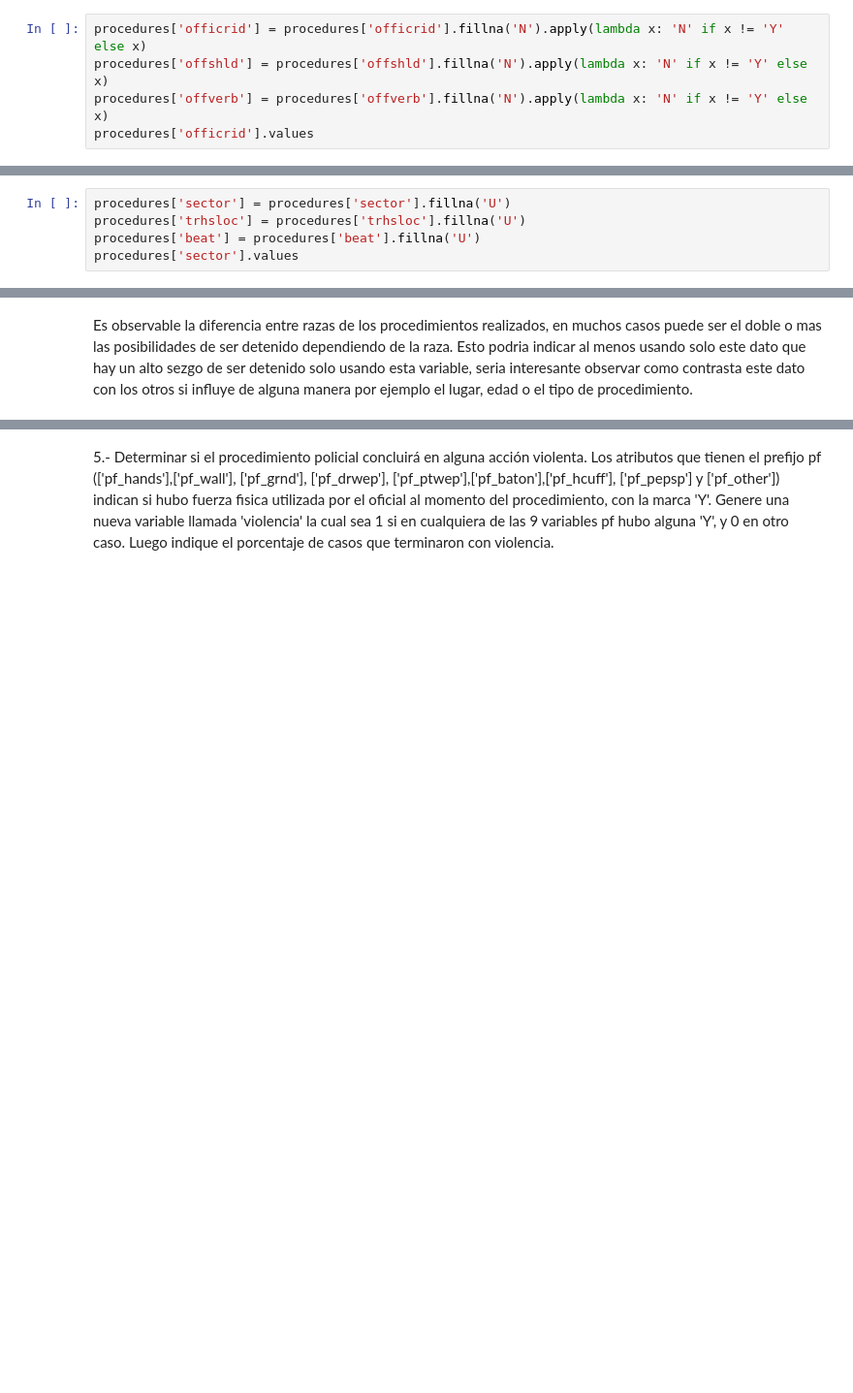
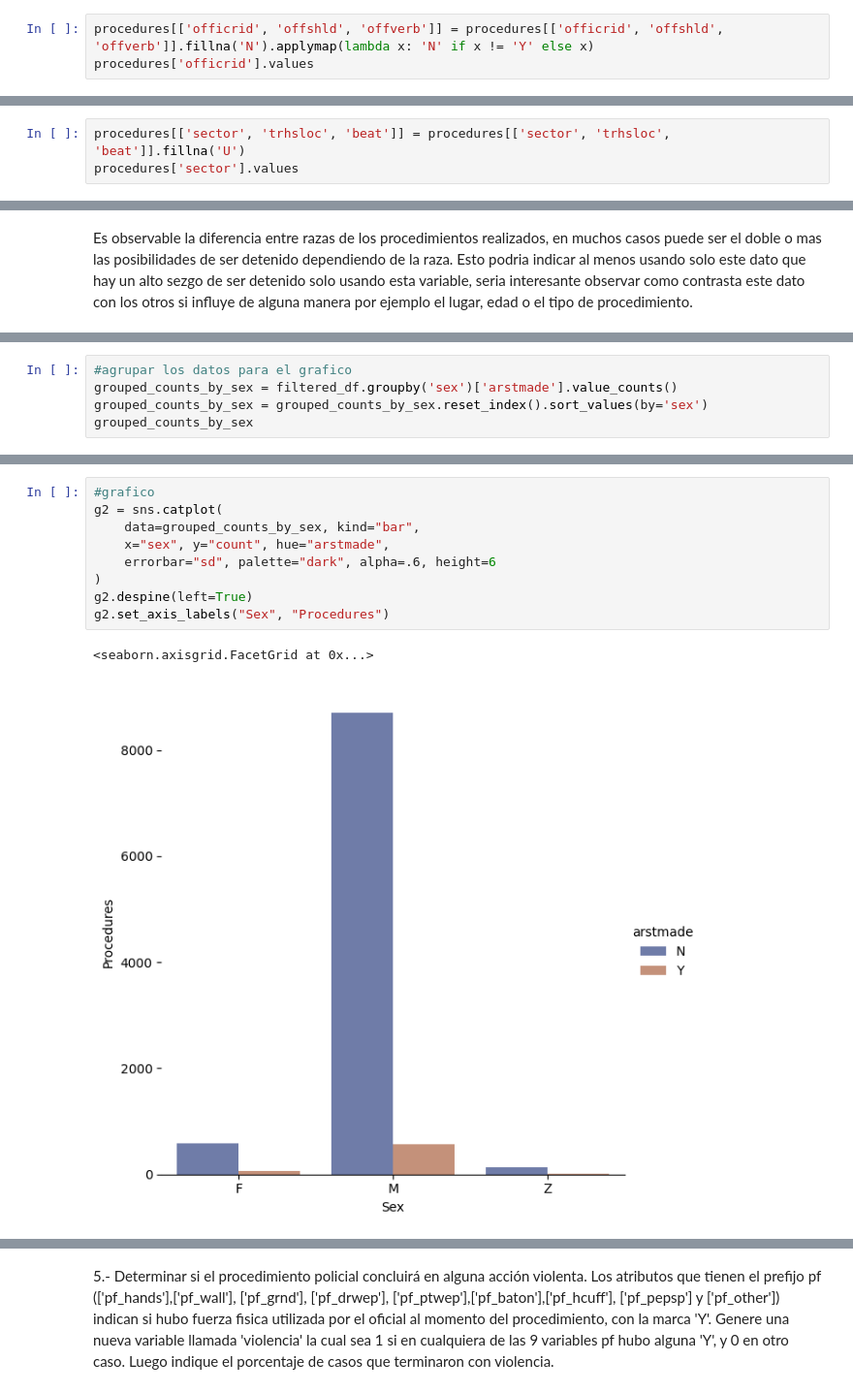
Before and after one commit to saert3311/ciencia-datos-aspasia, a Jupyter notebook: M5/ejercicio_final.ipynb, the cells around one changed output, grey strips where cells are left out. Shown: that part at 97% size. Drawn from its saved outputs; the diff is of its cells as text; blank space fills up the shorter version.

```diff
--- a/M5/ejercicio_final.ipynb
+++ b/M5/ejercicio_final.ipynb
@@ -104,7 +108,5 @@ array(['B', 'A', 'Q', ..., 'W', 'Q', 'B'], dtype=object)
 # %%
-procedures['officrid'] = procedures['officrid'].fillna('N').apply(lambda x: 'N' if x != 'Y' else x)
-procedures['offshld'] = procedures['offshld'].fillna('N').apply(lambda x: 'N' if x != 'Y' else x)
-procedures['offverb'] = procedures['offverb'].fillna('N').apply(lambda x: 'N' if x != 'Y' else x)
+procedures[['officrid', 'offshld', 'offverb']] = procedures[['officrid', 'offshld', 'offverb']].fillna('N').applymap(lambda x: 'N' if x != 'Y' else x)
 procedures['officrid'].values
 # %% [output]
 array(['N', 'N', 'N', ..., 'N', 'N', 'N'], dtype=object)
@@ -118,9 +120,7 @@ procedures['sector'].values
 # %% [output]
 array(['G', 'J', 'E', ..., 'E', 'E', 'H'], dtype=object)
 # %%
-procedures['sector'] = procedures['sector'].fillna('U')
-procedures['trhsloc'] = procedures['trhsloc'].fillna('U')
-procedures['beat'] = procedures['beat'].fillna('U')
+procedures[['sector', 'trhsloc', 'beat']] = procedures[['sector', 'trhsloc', 'beat']].fillna('U')
 procedures['sector'].values
 # %% [output]
 array(['G', 'J', 'E', ..., 'E', 'E', 'H'], dtype=object)
@@ -201,0 +209,5 @@ los otros si influye de alguna manera por ejemplo el lugar, edad o el tipo de pr
+# %%
+#agrupar los datos para el grafico
+grouped_counts_by_sex = filtered_df.groupby('sex')['arstmade'].value_counts()
+grouped_counts_by_sex = grouped_counts_by_sex.reset_index().sort_values(by='sex')
+grouped_counts_by_sex
@@ -201,0 +222,12 @@ los otros si influye de alguna manera por ejemplo el lugar, edad o el tipo de pr
+# %%
+#grafico
+g2 = sns.catplot(
+    data=grouped_counts_by_sex, kind="bar",
+    x="sex", y="count", hue="arstmade",
+    errorbar="sd", palette="dark", alpha=.6, height=6
+)
+g2.despine(left=True)
+g2.set_axis_labels("Sex", "Procedures")
+# %% [output]
+<seaborn.axisgrid.FacetGrid at 0x...>
+[figure, added]
```
Also changed, not shown: parts of 22 cells of this notebook.
